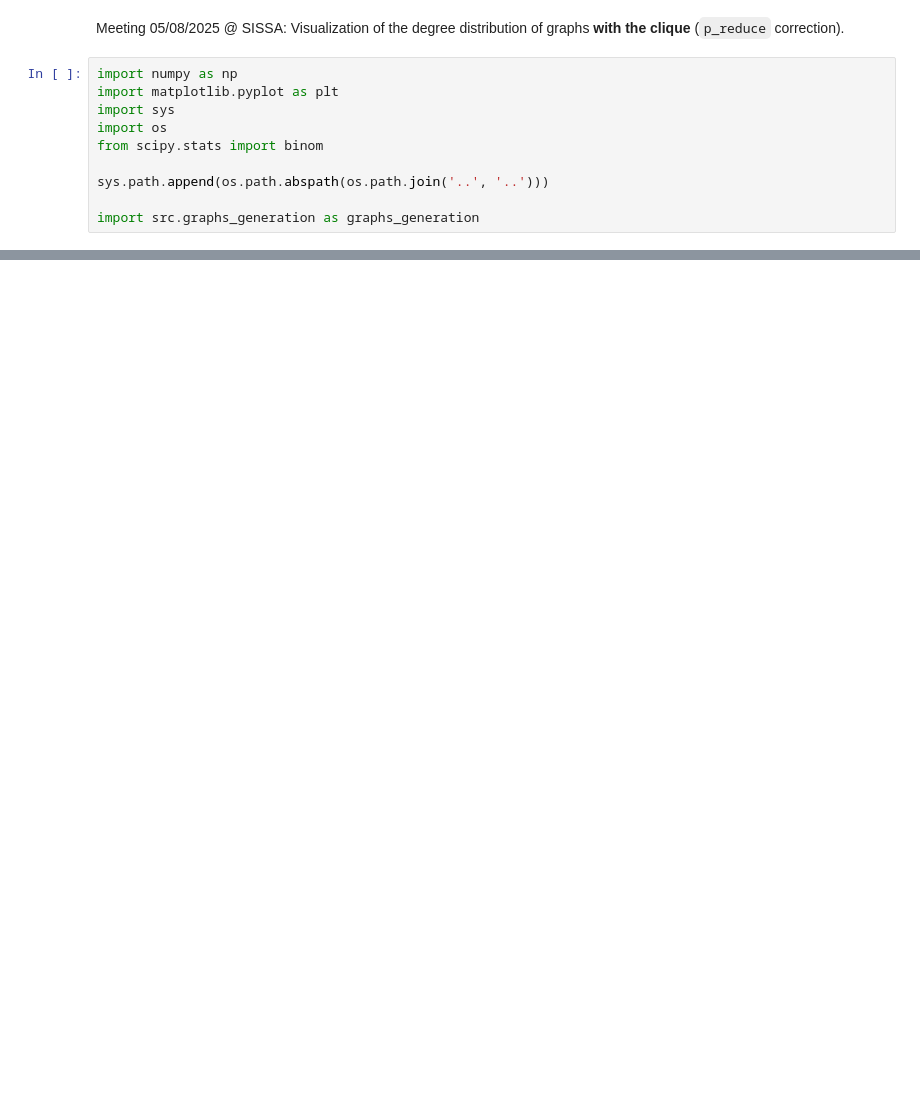
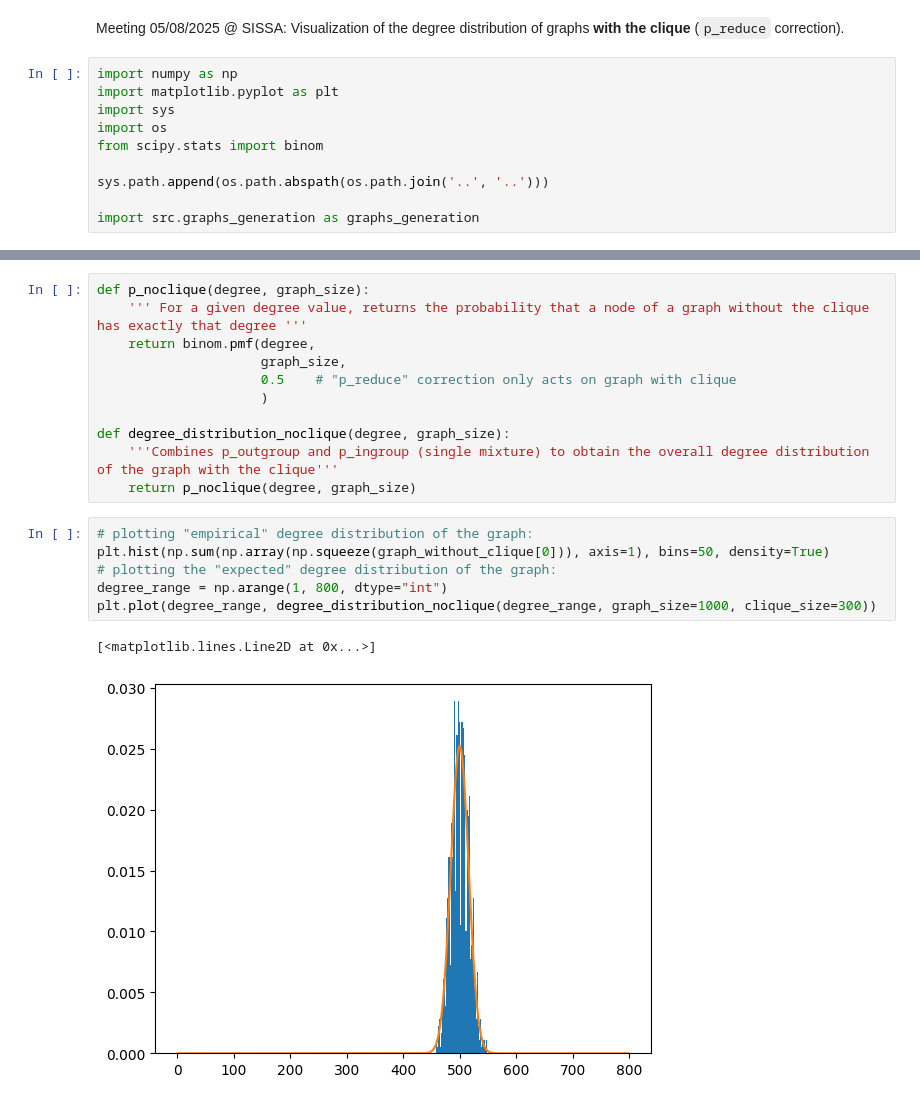
Before and after one commit to danieletirinnanzi/HUPLACLIP-NNs, a Jupyter notebook: scripts/visualizations/degree_distribution.ipynb, the cells around one changed output, grey strips where cells are left out. Cells and saved outputs as stored; diff of their text form; blank space fills up the shorter version.

```diff
--- a/scripts/visualizations/degree_distribution.ipynb
+++ b/scripts/visualizations/degree_distribution.ipynb
@@ -88,0 +99,20 @@ plt.plot(degree_range, degree_distribution(300, 1000, degree_range))
+# %%
+def p_noclique(degree, graph_size):
+    ''' For a given degree value, returns the probability that a node of a graph without the clique has exactly that degree '''
+    return binom.pmf(degree,
+                     graph_size,
+                     0.5    # "p_reduce" correction only acts on graph with clique
+                     )
+
+def degree_distribution_noclique(degree, graph_size):
+    '''Combines p_outgroup and p_ingroup (single mixture) to obtain the overall degree distribution of the graph with the clique'''
+    return p_noclique(degree, graph_size)
+# %%
+# plotting "empirical" degree distribution of the graph:
+plt.hist(np.sum(np.array(np.squeeze(graph_without_clique[0])), axis=1), bins=50, density=True)
+# plotting the "expected" degree distribution of the graph:
+degree_range = np.arange(1, 800, dtype="int")
+plt.plot(degree_range, degree_distribution_noclique(degree_range, graph_size=1000, clique_size=300))
+# %% [output]
+[<matplotlib.lines.Line2D at 0x...>]
+[figure, added]
```
Also changed, not shown: parts of 9 cells of this notebook.
